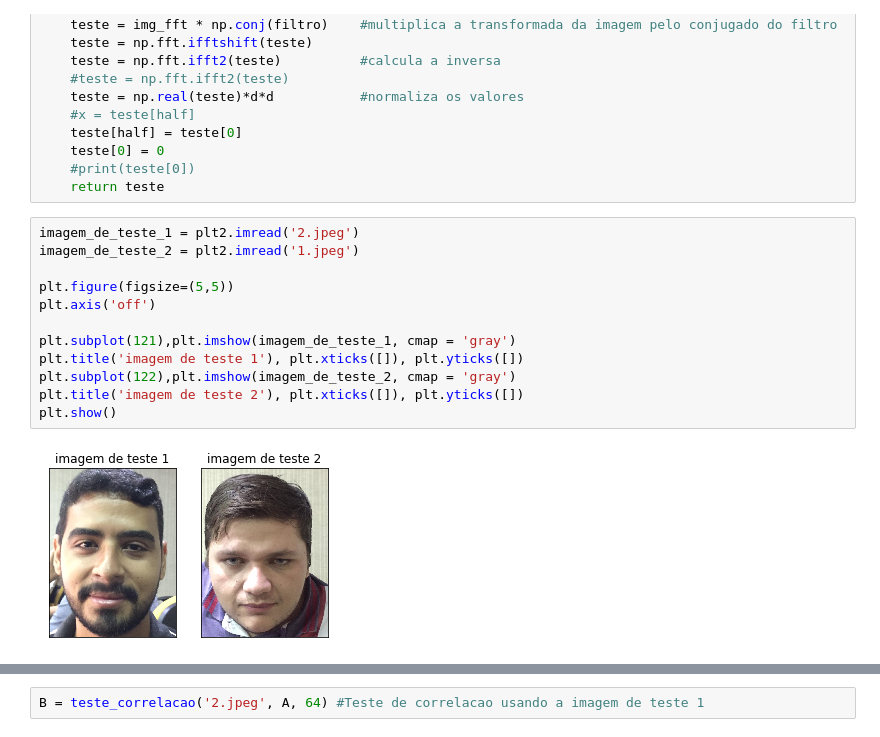
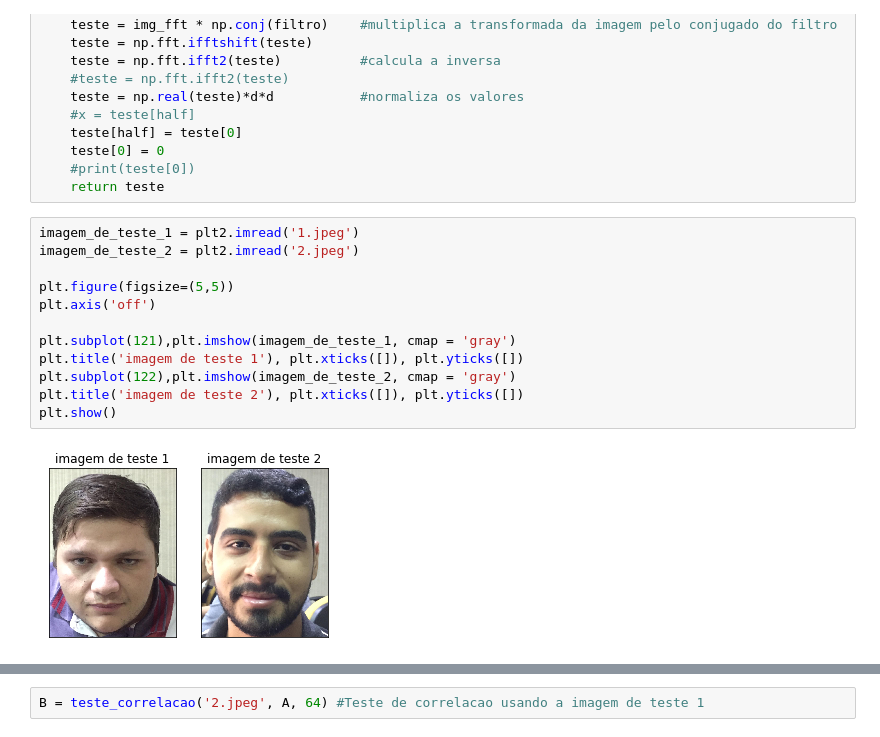
Before and after one commit to gabimaia/PDI, a Jupyter notebook: Filtro-MACE/MACE.ipynb, the cells around one changed output, grey strips where cells are left out. Drawn from its saved outputs; the diff is of its cells as text.

```diff
--- a/Filtro-MACE/MACE.ipynb
+++ b/Filtro-MACE/MACE.ipynb
@@ -59,18 +59,18 @@ def teste_correlacao(img, filtro, d):
     #print(teste[0])
     return teste
 # %%
-imagem_de_teste_1 = plt2.imread('2.jpeg')
-imagem_de_teste_2 = plt2.imread('1.jpeg')
+imagem_de_teste_1 = plt2.imread('1.jpeg')
+imagem_de_teste_2 = plt2.imread('2.jpeg')
 
 plt.figure(figsize=(5,5))
 plt.axis('off')
 
 plt.subplot(121),plt.imshow(imagem_de_teste_1, cmap = 'gray')
 plt.title('imagem de teste 1'), plt.xticks([]), plt.yticks([])
 plt.subplot(122),plt.imshow(imagem_de_teste_2, cmap = 'gray')
 plt.title('imagem de teste 2'), plt.xticks([]), plt.yticks([])
 plt.show()
 # %% [output]
-[figure, old version]
+[figure, new version]
 # %%
 path = glob.glob("data_3/*.jpeg") #selecionando a pasta cotendo as imagens para treinamento do filtro, com imagens .jpeg
```
Also changed, not shown: parts of 3 cells of this notebook, 9 other files.
